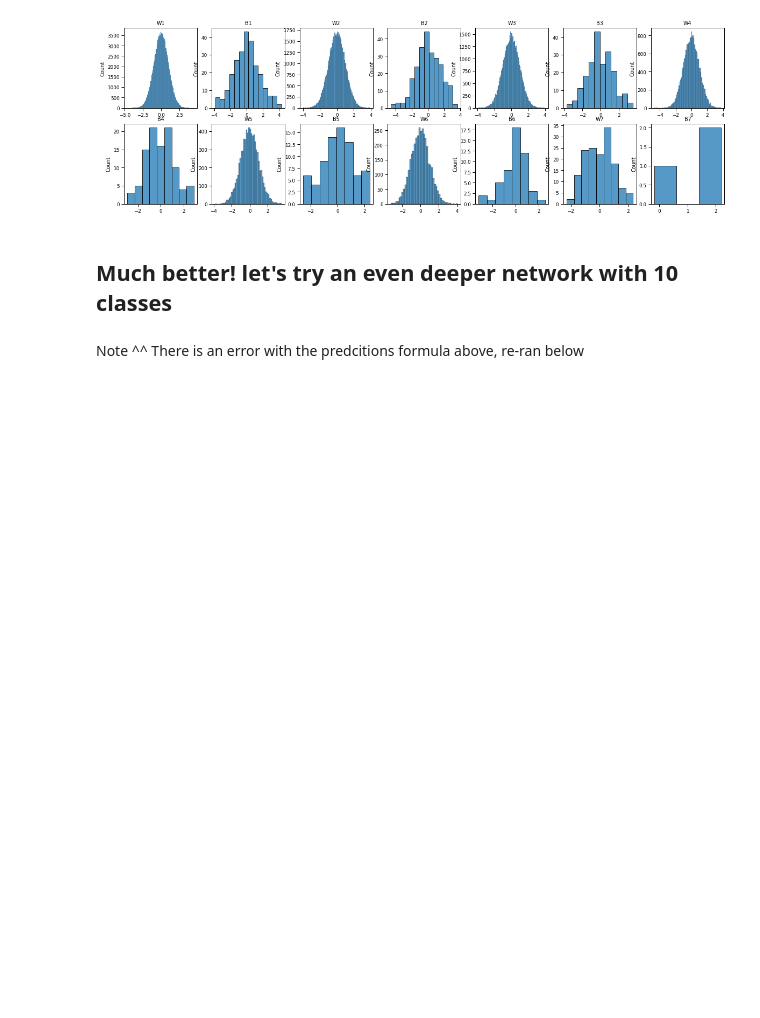
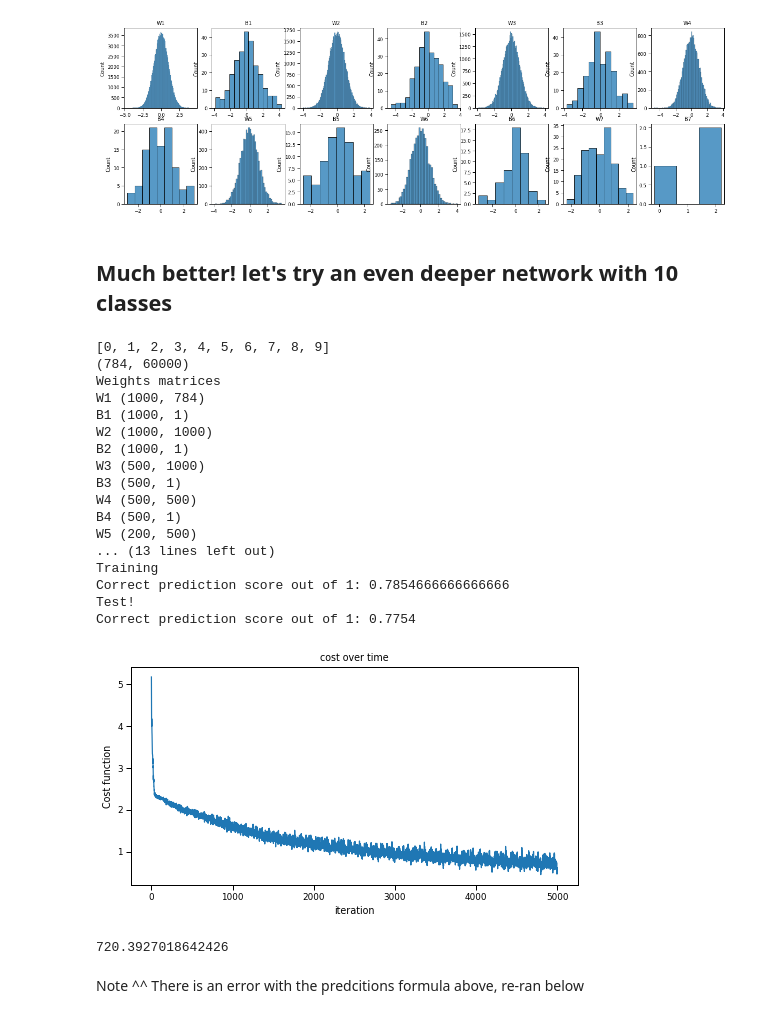
Before and after one commit to jakelourie1502/Neural_network_from_scratch, a Jupyter notebook: mnist_neural_net_from_scratch.ipynb, the cells around one changed output. Cells and saved outputs as stored; diff of their text form; code cells hidden in the pictures; blank space fills up the shorter version.

```diff
--- a/mnist_neural_net_from_scratch.ipynb
+++ b/mnist_neural_net_from_scratch.ipynb
@@ -973,9 +971,29 @@ pd.DataFrame(flex_softmax_three_classes['Z3'])
 # %%
 import time
 time_start = time.time()
 classes_list = [0,1,2,3,4,5,6,7,8,9]
-softmax_10_class_7_layer_FP_vals, softmax_10_class_7_layer_cost_log, flex_Softmax_weights_dict_ten = soft_max_iteration(classes_list, x_train, y_train, [250,250,200,100,75,50], learning_rate= 0.1, epochs= 500)
+softmax_10_class_7_layer_FP_vals, softmax_10_class_7_layer_cost_log, flex_Softmax_weights_dict_ten = soft_max_iteration_flex(classes_list, x_train, y_train, [1000,1000,500,500,200,200,100,100,50,50], learning_rate= 0.05, epochs= 2000, batches = 100)
 print(time.time() - time_start)
+# %% [output]
+[0, 1, 2, 3, 4, 5, 6, 7, 8, 9]
+(784, 60000)
+Weights matrices
+W1 (1000, 784)
+B1 (1000, 1)
+W2 (1000, 1000)
+B2 (1000, 1)
+W3 (500, 1000)
+B3 (500, 1)
+W4 (500, 500)
+B4 (500, 1)
+W5 (200, 500)
+... (13 lines left out)
+Training
+Correct prediction score out of 1: 0.7854666666666666
+Test!
+Correct prediction score out of 1: 0.7754
+[figure, added]
+720.3927018642426
 # %%
 plot_weights(flex_Softmax_weights_dict_ten)
 # %% [markdown]
```
Also changed, not shown: parts of 1 cell of this notebook.
